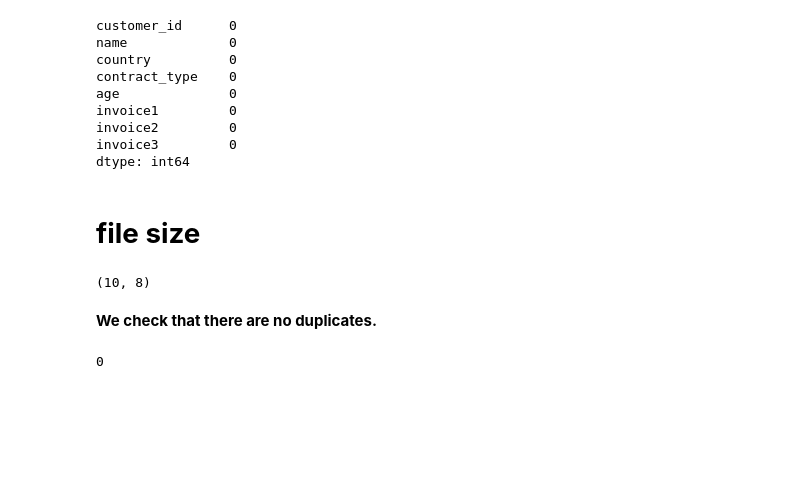
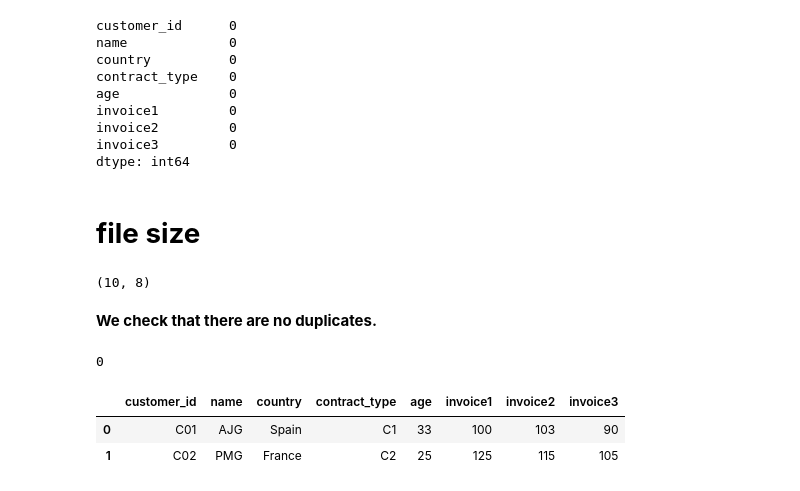
Before and after one commit to intisar2024/master_ITM, a Jupyter notebook: Assesment_M04_Intesar_Ali_.ipynb, the cells around one changed output. Saved outputs shown, nothing was run; the diff lists cells and outputs as text; code cells hidden in the pictures; blank space fills up the shorter version.

```diff
--- a/Assesment_M04_Intesar_Ali_.ipynb
+++ b/Assesment_M04_Intesar_Ali_.ipynb
@@ -344,3 +344,10 @@ df_IAA.shape
 df_IAA.duplicated(subset='customer_id').sum()
 # %% [output]
 0
+# %%
+df_IAA1 = df_IAA.copy()
+df_IAA1.head(2)
+# %% [output]
+|  | customer_id | name | country | contract_type | age | invoice1 | invoice2 | invoice3 |
+| 0 | C01 | AJG | Spain | C1 | 33 | 100 | 103 | 90 |
+| 1 | C02 | PMG | France | C2 | 25 | 125 | 115 | 105 |
```
